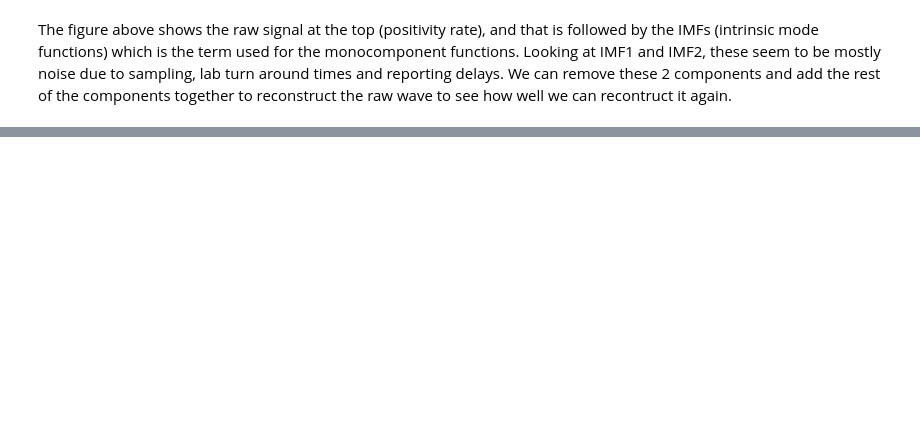
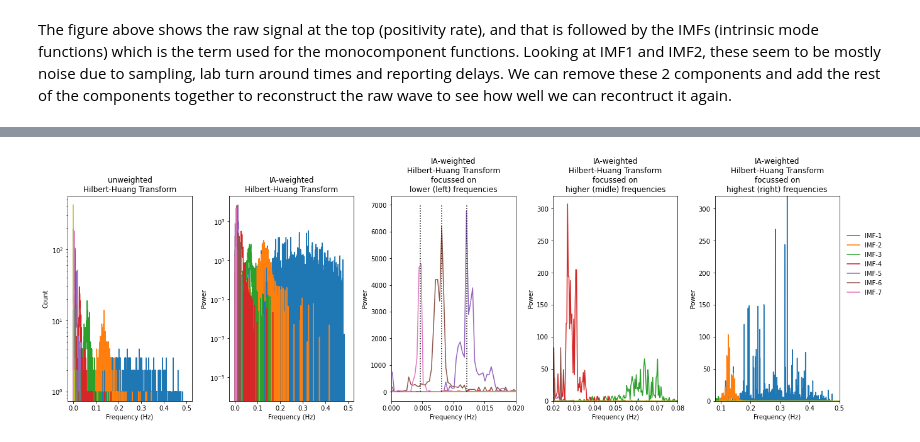
Before and after one commit to ArmandBester/waves, a Jupyter notebook: EMD.ipynb, the cells around one changed output, grey strips where cells are left out. Cells and saved outputs as stored; diff of their text form; code cells hidden in the pictures; blank space fills up the shorter version.

```diff
--- a/EMD.ipynb
+++ b/EMD.ipynb
@@ -129,0 +107,53 @@ plt.show()
+# %%
+freq_edges, freq_centres = emd.spectra.define_hist_bins(0, 0.5, len(x)*2)
+# %%
+# Amplitude weighted HHT per IMF
+f, spec_weighted = emd.spectra.hilberthuang(IF, IA, freq_edges, sum_imfs=False)
+
+# Unweighted HHT per IMF - we replace the instantaneous amplitude values with ones
+f, spec_unweighted = emd.spectra.hilberthuang(IF, np.ones_like(IA), freq_edges, sum_imfs=False)
+# %%
+plt.figure(figsize=(22, 6))
+plt.subplots_adjust(wspace=0.3)
+plt.subplot(151)
+plt.plot(freq_centres, spec_unweighted)
+plt.xlabel('Frequency (Hz)')
+plt.ylabel('Count')
+plt.yscale('log')
+plt.title('unweighted\nHilbert-Huang Transform')
+
+plt.subplot(152)
+plt.plot(freq_centres, spec_weighted)
+plt.xlabel('Frequency (Hz)')
+plt.ylabel('Power')
+plt.yscale('log')
+plt.title('IA-weighted\nHilbert-Huang Transform')
+
+plt.subplot(153)
+plt.plot(freq_centres, spec_weighted)
+plt.xlabel('Frequency (Hz)')
+plt.xlim(0, 0.02)
+plt.vlines(x=[0.0047, 0.0081, 0.0121], ymin=0, ymax=7000, ls=":", color='black')
+plt.ylabel('Power')
+plt.title('IA-weighted\nHilbert-Huang Transform\nfocussed on\nlower (left) frequencies')
+
+plt.subplot(154)
+plt.plot(freq_centres, spec_weighted)
+plt.xlabel('Frequency (Hz)')
+plt.xlim(0.02, 0.08)
+plt.ylim(0, 320)
+plt.ylabel('Power')
+plt.title('IA-weighted\nHilbert-Huang Transform\nfocussed on\nhigher (midle) frequencies')
+
+plt.subplot(155)
+plt.plot(freq_centres, spec_weighted)
+plt.xlabel('Frequency (Hz)')
+plt.xlim(0.08, 0.5)
+plt.ylim(0, 320)
+plt.ylabel('Power')
+plt.legend(['IMF-1', 'IMF-2', 'IMF-3', 'IMF-4', 'IMF-5', 'IMF-6', 'IMF-7'], frameon=False, loc=(1.04,0.5))
+plt.title('IA-weighted\nHilbert-Huang Transform\nfocussed on\nhighest (right) frequencies')
+
+plt.show()
+# %% [output]
+[figure, added]
```
Also changed, not shown: parts of 25 cells of this notebook, 3 other files.
